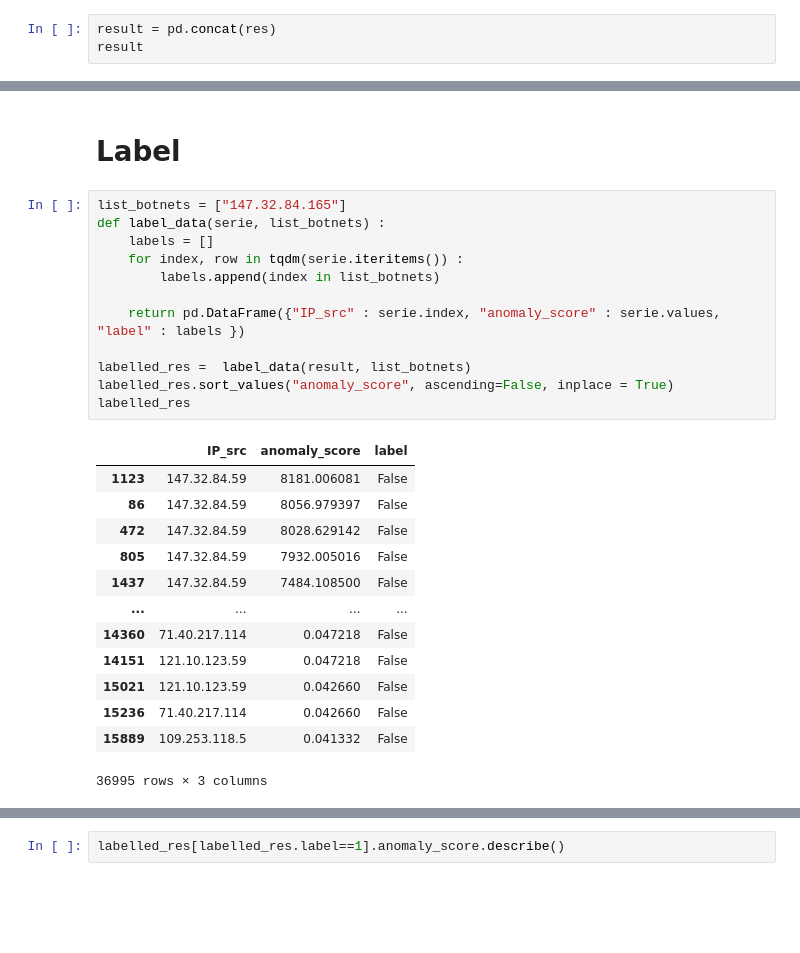
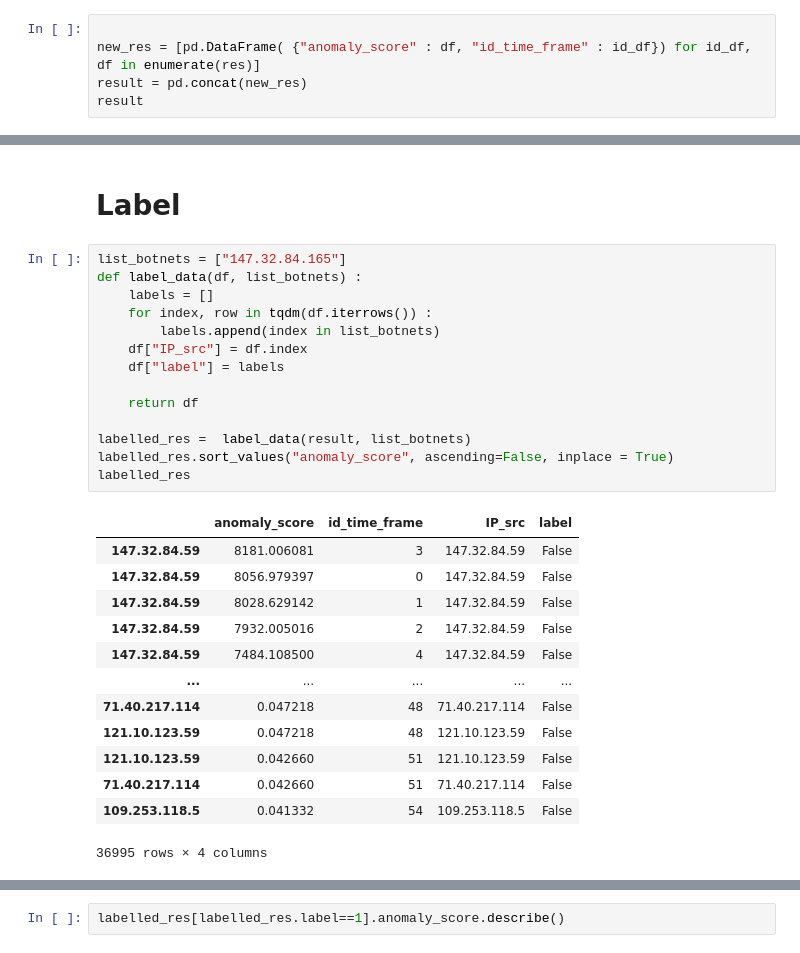
Before and after one commit to mgendr/CTU_13_Supervision_Des_Systemes, a Jupyter notebook: Find_Anomaly_thresh.ipynb, the cells around one changed output, grey strips where cells are left out. Saved outputs shown, nothing was run; the diff lists cells and outputs as text; blank space fills up the shorter version.

```diff
--- a/Find_Anomaly_thresh.ipynb
+++ b/Find_Anomaly_thresh.ipynb
@@ -107,6 +107,8 @@ for i in tqdm(range(number_of_iterations)) :
     res.append(proceed_KGB(cutted, 0 ) )
 #res
 # %%
-result = pd.concat(res)
+
+new_res = [pd.DataFrame( {"anomaly_score" : df, "id_time_frame" : id_df}) for id_df, df in enumerate(res)]
+result = pd.concat(new_res)
 result
 # %% [output]
@@ -131,30 +135,32 @@ result.hist(bins = 50)
 # Label
 # %%
 list_botnets = ["147.32.84.165"]
-def label_data(serie, list_botnets) :
+def label_data(df, list_botnets) :
     labels = []
-    for index, row in tqdm(serie.iteritems()) :
+    for index, row in tqdm(df.iterrows()) :
         labels.append(index in list_botnets)
+    df["IP_src"] = df.index
+    df["label"] = labels
 
-    return pd.DataFrame({"IP_src" : serie.index, "anomaly_score" : serie.values, "label" : labels })
+    return df
 
 labelled_res =  label_data(result, list_botnets)
 labelled_res.sort_values("anomaly_score", ascending=False, inplace = True)
 labelled_res
 # %% [output]
-|  | IP_src | anomaly_score | label |
-| 1123 | 147.32.84.59 | 8181.006081 | False |
-| 86 | 147.32.84.59 | 8056.979397 | False |
-| 472 | 147.32.84.59 | 8028.629142 | False |
-| 805 | 147.32.84.59 | 7932.005016 | False |
-| 1437 | 147.32.84.59 | 7484.108500 | False |
-| ... | ... | ... | ... |
-| 14360 | 71.40.217.114 | 0.047218 | False |
-| 14151 | 121.10.123.59 | 0.047218 | False |
-| 15021 | 121.10.123.59 | 0.042660 | False |
-| 15236 | 71.40.217.114 | 0.042660 | False |
-| 15889 | 109.253.118.5 | 0.041332 | False |
+|  | anomaly_score | id_time_frame | IP_src | label |
+| 147.32.84.59 | 8181.006081 | 3 | 147.32.84.59 | False |
+| 147.32.84.59 | 8056.979397 | 0 | 147.32.84.59 | False |
+| 147.32.84.59 | 8028.629142 | 1 | 147.32.84.59 | False |
+| 147.32.84.59 | 7932.005016 | 2 | 147.32.84.59 | False |
+| 147.32.84.59 | 7484.108500 | 4 | 147.32.84.59 | False |
+| ... | ... | ... | ... | ... |
+| 71.40.217.114 | 0.047218 | 48 | 71.40.217.114 | False |
+| 121.10.123.59 | 0.047218 | 48 | 121.10.123.59 | False |
+| 121.10.123.59 | 0.042660 | 51 | 121.10.123.59 | False |
+| 71.40.217.114 | 0.042660 | 51 | 71.40.217.114 | False |
+| 109.253.118.5 | 0.041332 | 54 | 109.253.118.5 | False |
-36995 rows × 3 columns
+36995 rows × 4 columns
 # %%
 whitelist = ["147.32.84.59", "147.32.84.138"]
 labelled_res[~labelled_res.IP_src.isin(whitelist)]
```
Also changed, not shown: parts of 8 cells of this notebook.
